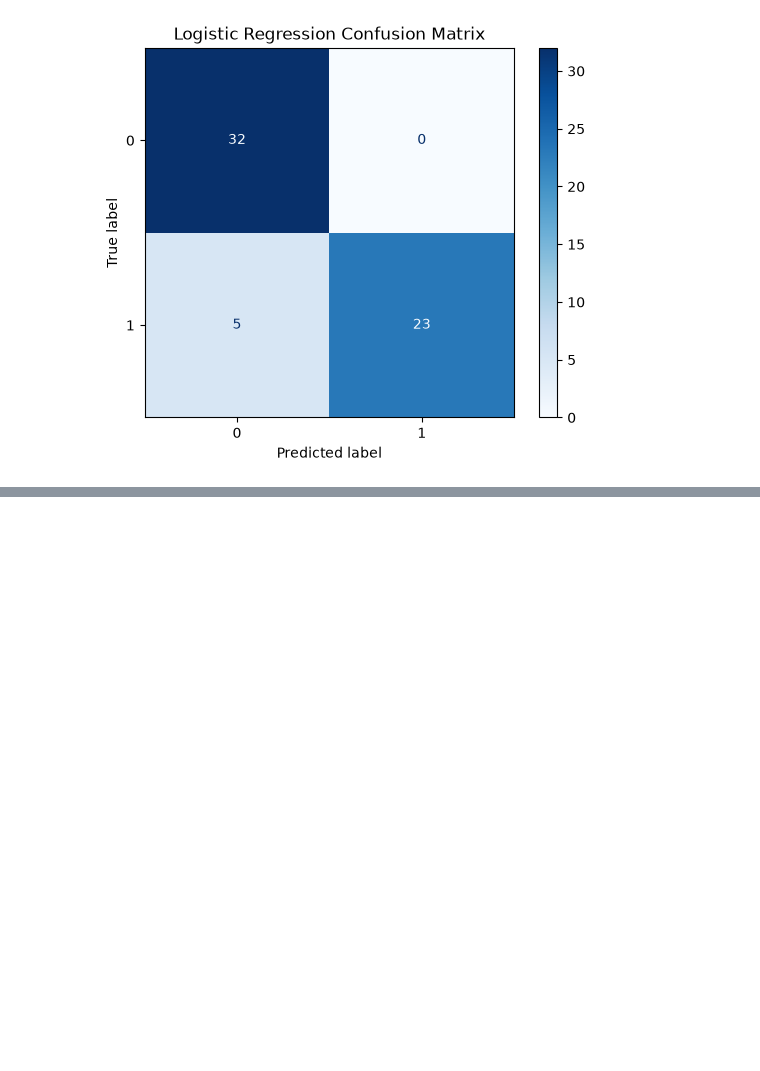
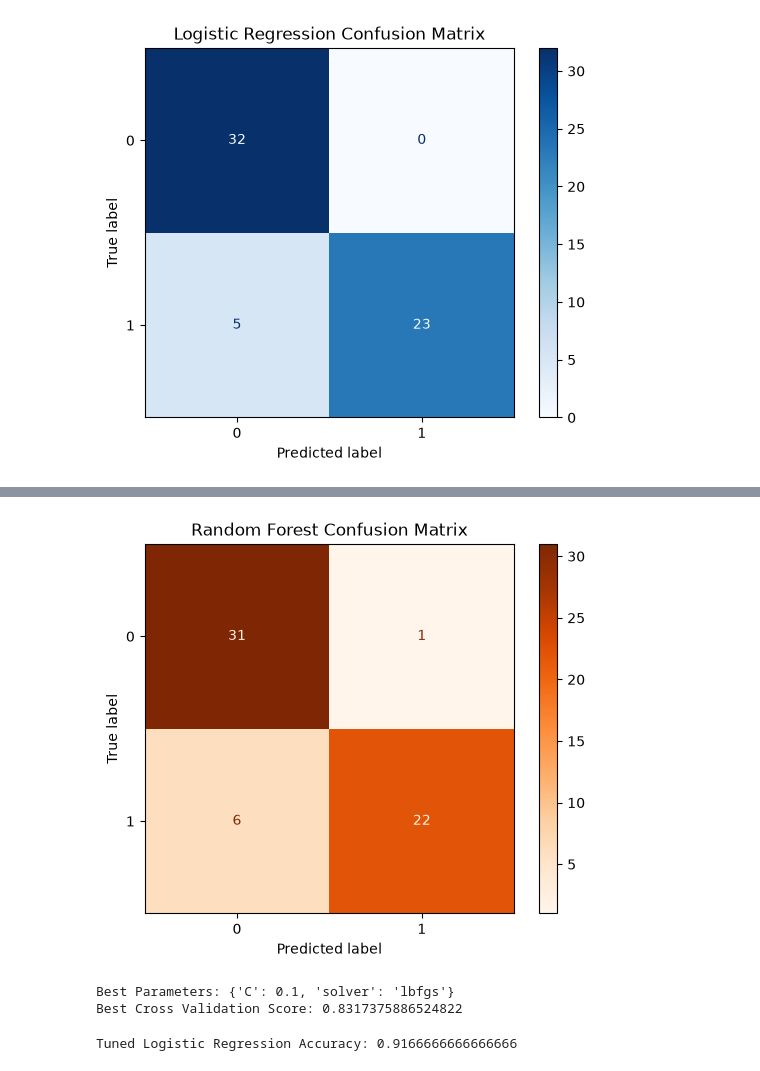
Before and after one commit to rojaldhungana/HeartDiseasePrediction-AI, a Jupyter notebook: notebooks/HeartDiseasePrediction.ipynb, the cells around one changed output, grey strips where cells are left out. Saved outputs shown, nothing was run; the diff lists cells and outputs as text; code cells hidden in the pictures; blank space fills up the shorter version.

```diff
--- a/notebooks/HeartDiseasePrediction.ipynb
+++ b/notebooks/HeartDiseasePrediction.ipynb
@@ -195,0 +241,17 @@ plt.show()
+# %%
+from sklearn.ensemble import RandomForestClassifier
+from sklearn.metrics import accuracy_score, classification_report
+
+# Create model
+rf_model = RandomForestClassifier(random_state=42)
+
+# Train model
+rf_model.fit(X_train, y_train)
+
+# Predict
+y_pred_rf = rf_model.predict(X_test)
+
+# Accuracy
+accuracy_rf = accuracy_score(y_test, y_pred_rf)
+
+print("Random Forest Accuracy:", accuracy_rf)
@@ -195,0 +271,48 @@ plt.show()
+# %%
+from sklearn.metrics import ConfusionMatrixDisplay
+import matplotlib.pyplot as plt
+
+ConfusionMatrixDisplay.from_estimator(
+    rf_model,
+    X_test,
+    y_test,
+    cmap="Oranges"
+)
+
+plt.title("Random Forest Confusion Matrix")
+plt.show()
+# %% [output]
+[figure, added]
+# %%
+from sklearn.model_selection import GridSearchCV
+from sklearn.linear_model import LogisticRegression
+
+param_grid = {
+    "C": [0.01, 0.1, 1, 10, 100],
+    "solver": ["liblinear", "lbfgs"]
+}
+
+grid_lr = GridSearchCV(
+    LogisticRegression(random_state=42),
+    param_grid,
+    cv=5,
+    scoring="accuracy"
+)
+
+grid_lr.fit(X_train_scaled, y_train)
+
+print("Best Parameters:", grid_lr.best_params_)
+print("Best Cross Validation Score:", grid_lr.best_score_)
+# %% [output]
+Best Parameters: {'C': 0.1, 'solver': 'lbfgs'}
+Best Cross Validation Score: 0.8317375886524822
+# %%
+best_lr = grid_lr.best_estimator_
+
+y_pred_best = best_lr.predict(X_test_scaled)
+
+from sklearn.metrics import accuracy_score
+
+print("Tuned Logistic Regression Accuracy:", accuracy_score(y_test, y_pred_best))
+# %% [output]
+Tuned Logistic Regression Accuracy: 0.9166666666666666
```
Also changed, not shown: parts of 5 cells of this notebook, 1 other file.
